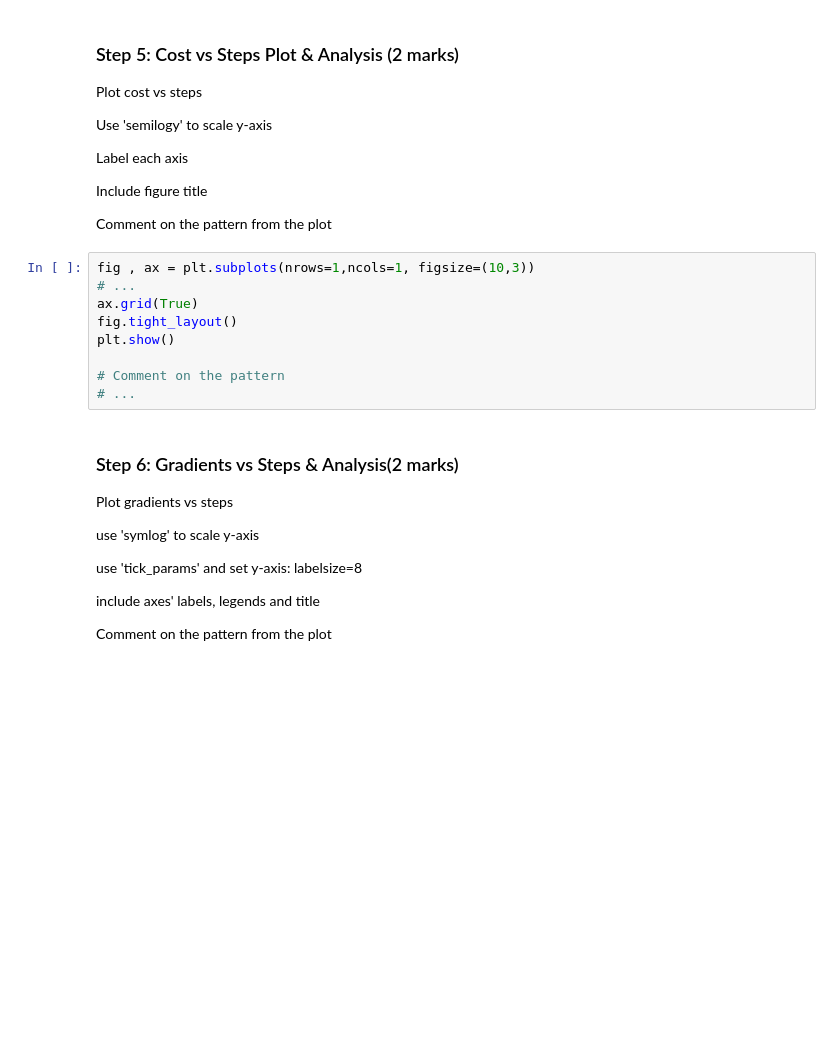
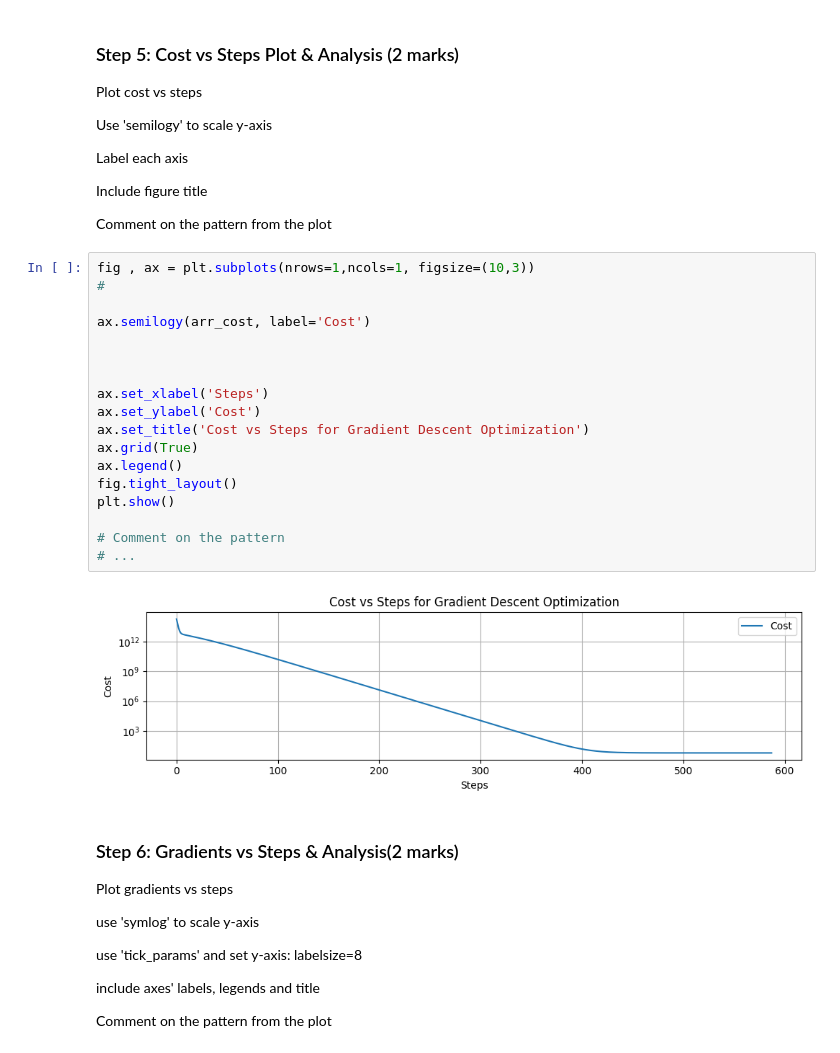
Before and after one commit to jasleenbadhesha/engg680_2024_fall, a Jupyter notebook: Lab_Assignment3/Assignment3.ipynb, the cells around one changed output. Saved outputs shown, nothing was run; the diff lists cells and outputs as text; blank space fills up the shorter version.

```diff
--- a/Lab_Assignment3/Assignment3.ipynb
+++ b/Lab_Assignment3/Assignment3.ipynb
@@ -202,13 +231,24 @@ Include figure title
 Comment on the pattern from the plot
 # %%
 fig , ax = plt.subplots(nrows=1,ncols=1, figsize=(10,3))
-# ...
+#
+
+ax.semilogy(arr_cost, label='Cost')
+
+
+
+ax.set_xlabel('Steps')
+ax.set_ylabel('Cost')
+ax.set_title('Cost vs Steps for Gradient Descent Optimization')
 ax.grid(True)
+ax.legend()
 fig.tight_layout()
 plt.show()
 
 # Comment on the pattern
 # ...
+# %% [output]
+[figure, added]
 # %% [markdown]
 ### Step 6: Gradients vs Steps & Analysis(2 marks)
 Plot gradients vs steps
```
Also changed, not shown: parts of 15 cells of this notebook, 1 other file.
